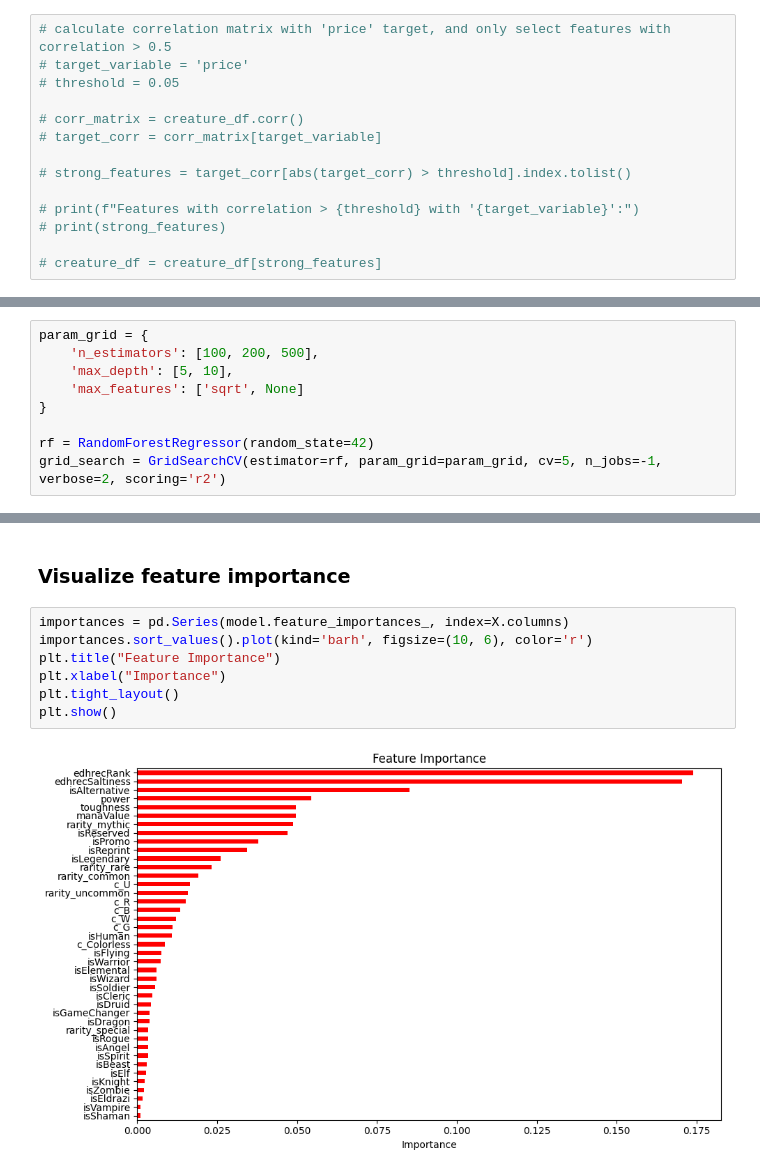
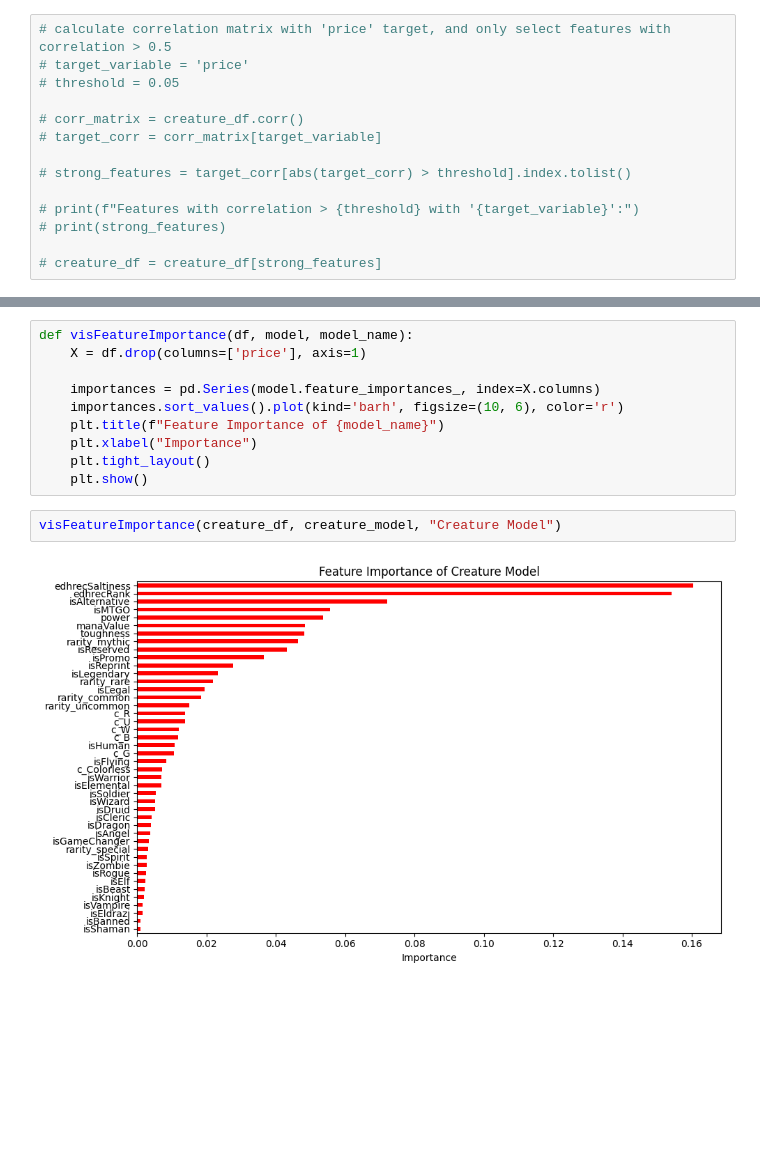
Before and after one commit to janelmjackson/understanding-mtg-card-value-through-ml, a Jupyter notebook: mtgjson_rand_forest_reg.ipynb, the cells around one changed output, grey strips where cells are left out. Cells and saved outputs as stored; diff of their text form; blank space fills up the shorter version.

```diff
--- a/mtgjson_rand_forest_reg.ipynb
+++ b/mtgjson_rand_forest_reg.ipynb
@@ -195,9 +256,0 @@ X_train, X_test, y_train, y_test = train_test_split(X, y, test_size=0.2, random_
-# %%
-param_grid = {
-    'n_estimators': [100, 200, 500],
-    'max_depth': [5, 10],
-    'max_features': ['sqrt', None]
-}
-
-rf = RandomForestRegressor(random_state=42)
-grid_search = GridSearchCV(estimator=rf, param_grid=param_grid, cv=5, n_jobs=-1, verbose=2, scoring='r2')
@@ -251,11 +324,14 @@ R-squared: 0.14
-# %% [markdown]
-### Visualize feature importance
-# %%
-importances = pd.Series(model.feature_importances_, index=X.columns)
-importances.sort_values().plot(kind='barh', figsize=(10, 6), color='r')
-plt.title("Feature Importance")
-plt.xlabel("Importance")
-plt.tight_layout()
-plt.show()
-# %% [output]
-[figure, removed]
+# %%
+def visFeatureImportance(df, model, model_name):
+    X = df.drop(columns=['price'], axis=1)
+
+    importances = pd.Series(model.feature_importances_, index=X.columns)
+    importances.sort_values().plot(kind='barh', figsize=(10, 6), color='r')
+    plt.title(f"Feature Importance of {model_name}")
+    plt.xlabel("Importance")
+    plt.tight_layout()
+    plt.show()
+# %%
+visFeatureImportance(creature_df, creature_model, "Creature Model")
+# %% [output]
+[figure, added]
```
Also changed, not shown: parts of 35 cells of this notebook.
